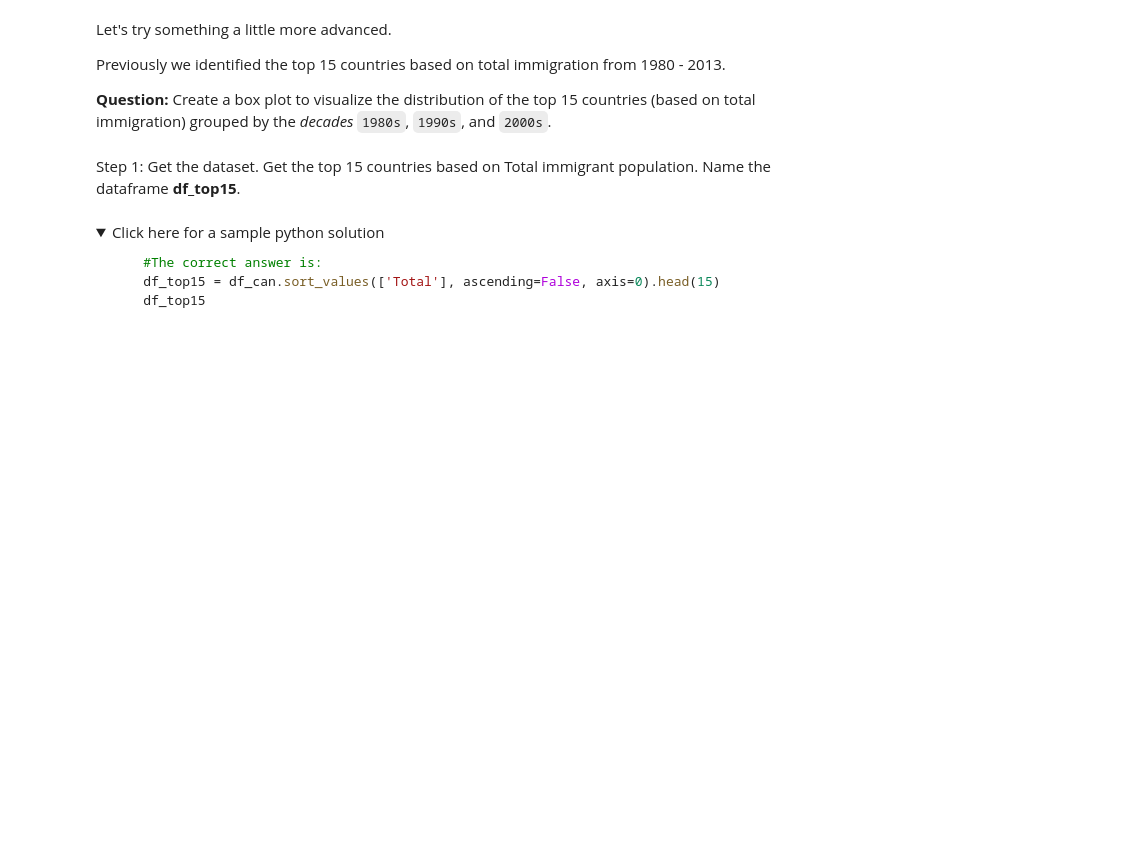
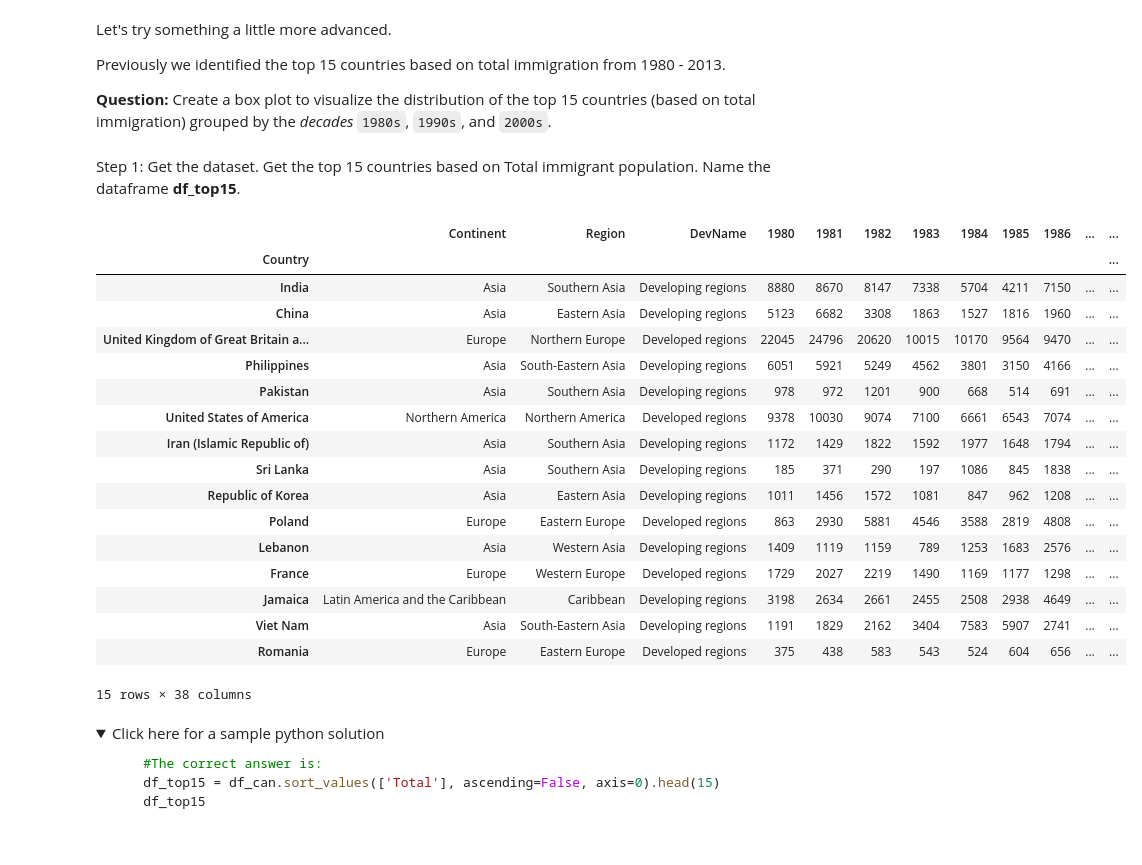
Before and after one commit to darwin-garcia/IBM-Data-Science, a Jupyter notebook: Modue 8/DV0101EN-Exercise-Pie-Charts-Box-Plots-Scatter-Plots-and-Bubble-Plots-v2.ipynb, the cells around one changed output. Saved outputs shown, nothing was run; the diff lists cells and outputs as text; code cells hidden in the pictures; folded sections open; blank space fills up the shorter version.

```diff
--- a/Modue 8/DV0101EN-Exercise-Pie-Charts-Box-Plots-Scatter-Plots-and-Bubble-Plots-v2.ipynb
+++ b/Modue 8/DV0101EN-Exercise-Pie-Charts-Box-Plots-Scatter-Plots-and-Bubble-Plots-v2.ipynb
@@ -459,9 +478,27 @@ Previously we identified the top 15 countries based on total immigration from 19
 Step 1: Get the dataset. Get the top 15 countries based on Total immigrant population. Name the dataframe **df_top15**.
 # %%
 ### type your answer here
-
-# df_top15 = ...
-# df_top15
+df_top15 = df_can.sort_values(['Total'], ascending=False, axis=0).head(15)
+df_top15
+# %% [output]
+|  | Continent | Region | DevName | 1980 | 1981 | 1982 | 1983 | 1984 | 1985 | 1986 | ... | ... |
+| Country |  |  |  |  |  |  |  |  |  |  |  | ... |
+| India | Asia | Southern Asia | Developing regions | 8880 | 8670 | 8147 | 7338 | 5704 | 4211 | 7150 | ... | ... |
+| China | Asia | Eastern Asia | Developing regions | 5123 | 6682 | 3308 | 1863 | 1527 | 1816 | 1960 | ... | ... |
+| United Kingdom of Great Britain a... | Europe | Northern Europe | Developed regions | 22045 | 24796 | 20620 | 10015 | 10170 | 9564 | 9470 | ... | ... |
+| Philippines | Asia | South-Eastern Asia | Developing regions | 6051 | 5921 | 5249 | 4562 | 3801 | 3150 | 4166 | ... | ... |
+| Pakistan | Asia | Southern Asia | Developing regions | 978 | 972 | 1201 | 900 | 668 | 514 | 691 | ... | ... |
+| United States of America | Northern America | Northern America | Developed regions | 9378 | 10030 | 9074 | 7100 | 6661 | 6543 | 7074 | ... | ... |
+| Iran (Islamic Republic of) | Asia | Southern Asia | Developing regions | 1172 | 1429 | 1822 | 1592 | 1977 | 1648 | 1794 | ... | ... |
+| Sri Lanka | Asia | Southern Asia | Developing regions | 185 | 371 | 290 | 197 | 1086 | 845 | 1838 | ... | ... |
+| Republic of Korea | Asia | Eastern Asia | Developing regions | 1011 | 1456 | 1572 | 1081 | 847 | 962 | 1208 | ... | ... |
+| Poland | Europe | Eastern Europe | Developed regions | 863 | 2930 | 5881 | 4546 | 3588 | 2819 | 4808 | ... | ... |
+| Lebanon | Asia | Western Asia | Developing regions | 1409 | 1119 | 1159 | 789 | 1253 | 1683 | 2576 | ... | ... |
+| France | Europe | Western Europe | Developed regions | 1729 | 2027 | 2219 | 1490 | 1169 | 1177 | 1298 | ... | ... |
+| Jamaica | Latin America and the Caribbean | Caribbean | Developing regions | 3198 | 2634 | 2661 | 2455 | 2508 | 2938 | 4649 | ... | ... |
+| Viet Nam | Asia | South-Eastern Asia | Developing regions | 1191 | 1829 | 2162 | 3404 | 7583 | 5907 | 2741 | ... | ... |
+| Romania | Europe | Eastern Europe | Developed regions | 375 | 438 | 583 | 543 | 524 | 604 | 656 | ... | ... |
+15 rows × 38 columns
 # %% [markdown]
 <details><summary>Click here for a sample python solution</summary>
 
```
Also changed, not shown: parts of 6 cells of this notebook.
